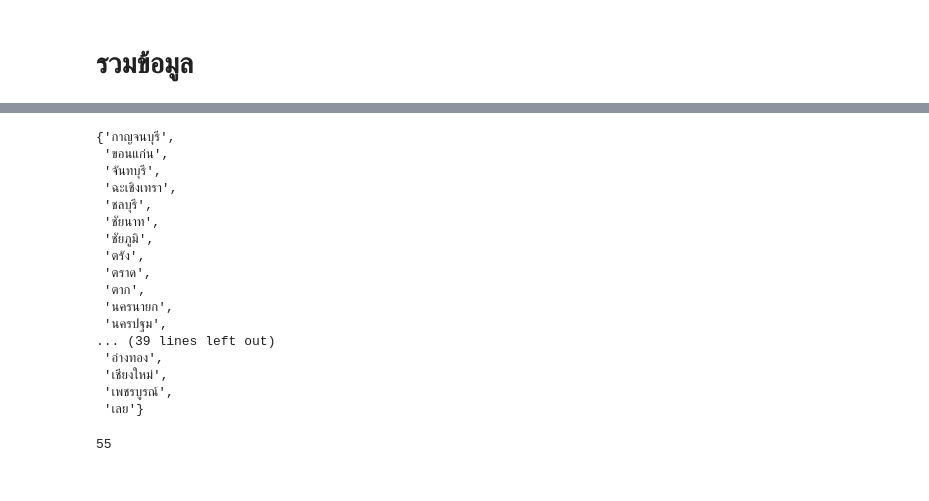
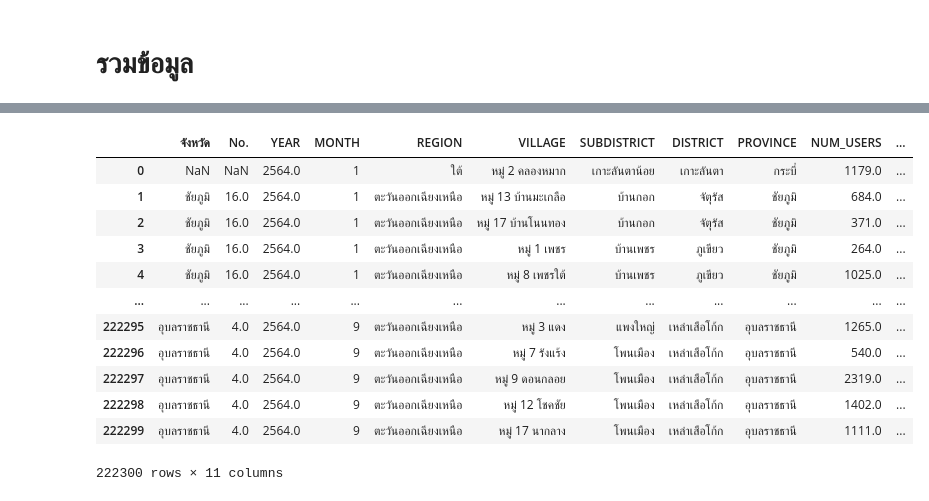
Before and after one commit to team0243/data_viz_2022, a Jupyter notebook: data_viz_project.ipynb, the cells around one changed output, grey strips where cells are left out. Cells and saved outputs as stored; diff of their text form; code cells hidden in the pictures.

```diff
--- a/data_viz_project.ipynb
+++ b/data_viz_project.ipynb
@@ -1062,24 +1038,19 @@ data_12345a
-# %%
-set(data_12345a['PROVINCE'])
-# %% [output]
-{'กาญจนบุรี',
- 'ขอนแก่น',
- 'จันทบุรี',
- 'ฉะเชิงเทรา',
- 'ชลบุรี',
- 'ชัยนาท',
- 'ชัยภูมิ',
- 'ตรัง',
- 'ตราด',
- 'ตาก',
- 'นครนายก',
- 'นครปฐม',
-... (39 lines left out)
- 'อ่างทอง',
- 'เชียงใหม่',
- 'เพชรบูรณ์',
- 'เลย'}
-# %%
-len(set(data_12345a['PROVINCE']))
-# %% [output]
-55
+# %%
+data_allall.replace({'มกราคม':'1', 'กุมภาพันธ์':'2','มีนาคม':'3', 'เมษายน':'4',
+       'พฤษภาคม':'5', 'มิถุนายน':'6', 'กรกฎาคม':'7', 'สิงหาคม':'8', 'กันยายน':'9'},inplace=True) #แทนที่ด้วยค่าที่เหมาะสม
+# %%
+data_allall
+# %% [output]
+|  | จังหวัด | No. | YEAR | MONTH | REGION | VILLAGE | SUBDISTRICT | DISTRICT | PROVINCE | NUM_USERS | ... |
+| 0 | NaN | NaN | 2564.0 | 1 | ใต้ | หมู่ 2 คลองหมาก | เกาะลันตาน้อย | เกาะลันตา | กระบี่ | 1179.0 | ... |
+| 1 | ชัยภูมิ | 16.0 | 2564.0 | 1 | ตะวันออกเฉียงเหนือ | หมู่ 13 บ้านมะเกลือ | บ้านกอก | จัตุรัส | ชัยภูมิ | 684.0 | ... |
+| 2 | ชัยภูมิ | 16.0 | 2564.0 | 1 | ตะวันออกเฉียงเหนือ | หมู่ 17 บ้านโนนทอง | บ้านกอก | จัตุรัส | ชัยภูมิ | 371.0 | ... |
+| 3 | ชัยภูมิ | 16.0 | 2564.0 | 1 | ตะวันออกเฉียงเหนือ | หมู่ 1 เพชร | บ้านเพชร | ภูเขียว | ชัยภูมิ | 264.0 | ... |
+| 4 | ชัยภูมิ | 16.0 | 2564.0 | 1 | ตะวันออกเฉียงเหนือ | หมู่ 8 เพชรใต้ | บ้านเพชร | ภูเขียว | ชัยภูมิ | 1025.0 | ... |
+| ... | ... | ... | ... | ... | ... | ... | ... | ... | ... | ... | ... |
+| 222295 | อุบลราชธานี | 4.0 | 2564.0 | 9 | ตะวันออกเฉียงเหนือ | หมู่ 3 แดง | แพงใหญ่ | เหล่าเสือโก้ก | อุบลราชธานี | 1265.0 | ... |
+| 222296 | อุบลราชธานี | 4.0 | 2564.0 | 9 | ตะวันออกเฉียงเหนือ | หมู่ 7 รังแร้ง | โพนเมือง | เหล่าเสือโก้ก | อุบลราชธานี | 540.0 | ... |
+| 222297 | อุบลราชธานี | 4.0 | 2564.0 | 9 | ตะวันออกเฉียงเหนือ | หมู่ 9 ดอนกลอย | โพนเมือง | เหล่าเสือโก้ก | อุบลราชธานี | 2319.0 | ... |
+| 222298 | อุบลราชธานี | 4.0 | 2564.0 | 9 | ตะวันออกเฉียงเหนือ | หมู่ 12 โชคชัย | โพนเมือง | เหล่าเสือโก้ก | อุบลราชธานี | 1402.0 | ... |
+| 222299 | อุบลราชธานี | 4.0 | 2564.0 | 9 | ตะวันออกเฉียงเหนือ | หมู่ 17 นากลาง | โพนเมือง | เหล่าเสือโก้ก | อุบลราชธานี | 1111.0 | ... |
+222300 rows × 11 columns
```
Also changed, not shown: parts of 36 cells of this notebook.
